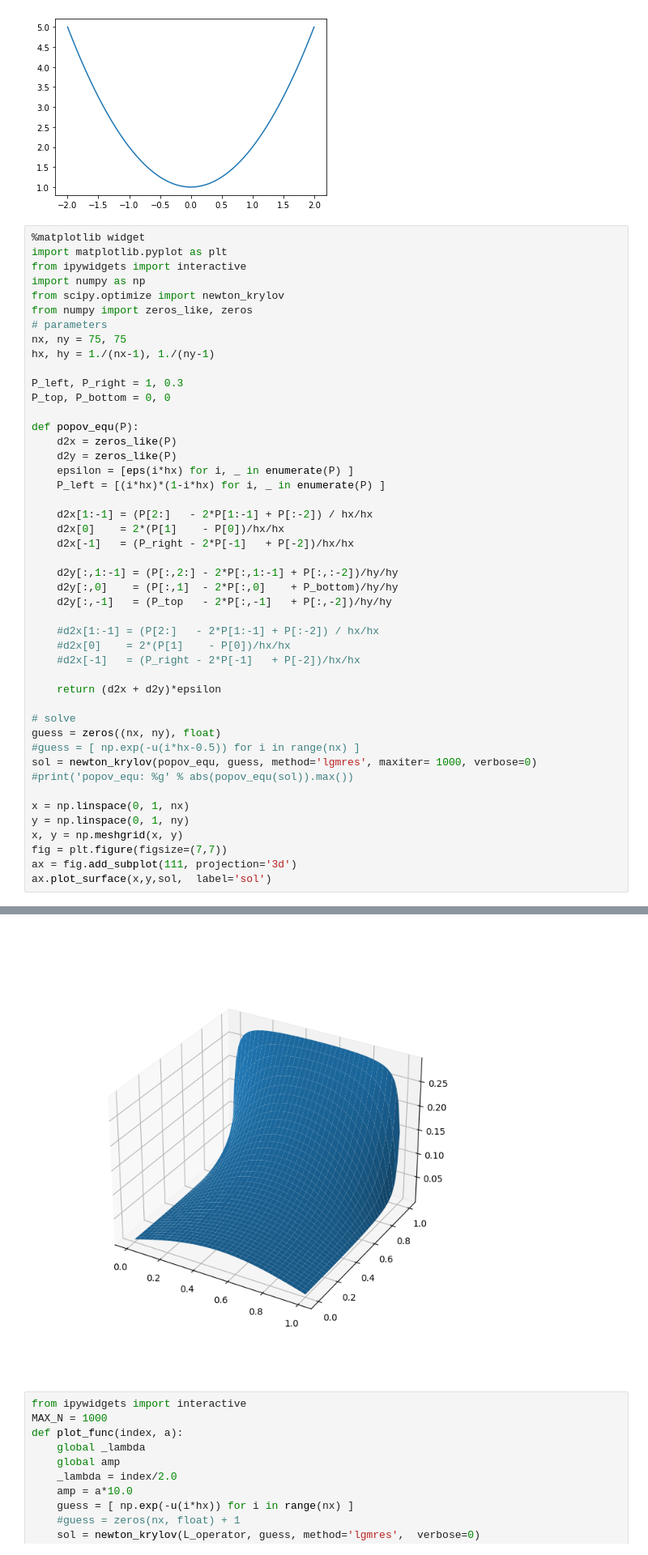
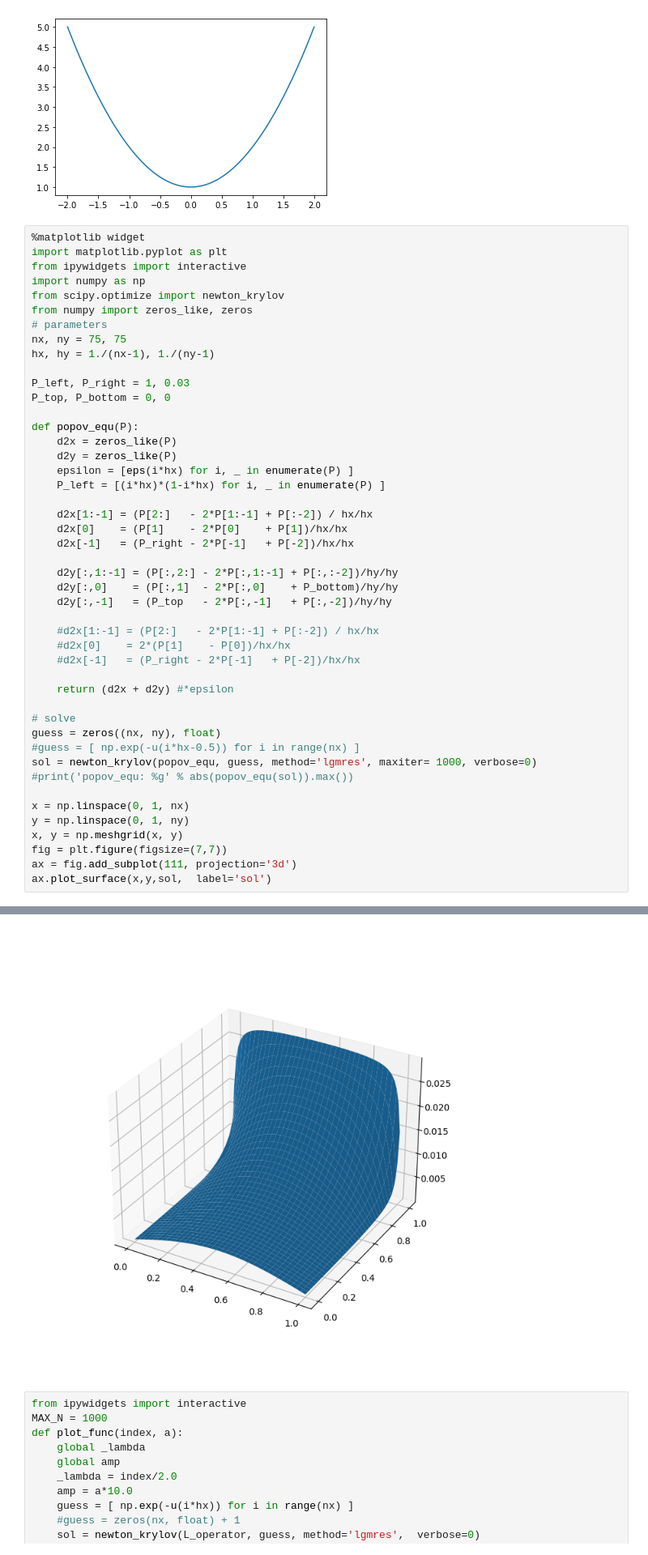
Before and after one commit to PopovLab/popov_equ, a Jupyter notebook: popov_equ.ipynb, the cells around one changed output, grey strips where cells are left out. Shown at 81% size. Cells and saved outputs as stored; diff of their text form.

```diff
--- a/popov_equ.ipynb
+++ b/popov_equ.ipynb
@@ -26,7 +26,7 @@ from numpy import zeros_like, zeros
 nx, ny = 75, 75
 hx, hy = 1./(nx-1), 1./(ny-1)
 
-P_left, P_right = 1, 0.3
+P_left, P_right = 1, 0.03
 P_top, P_bottom = 0, 0
 
 def popov_equ(P):
@@ -34,36 +34,36 @@ def popov_equ(P):
     d2y = zeros_like(P)
     epsilon = [eps(i*hx) for i, _ in enumerate(P) ]
     P_left = [(i*hx)*(1-i*hx) for i, _ in enumerate(P) ]
 
     d2x[1:-1] = (P[2:]   - 2*P[1:-1] + P[:-2]) / hx/hx
-    d2x[0]    = 2*(P[1]    - P[0])/hx/hx
+    d2x[0]    = (P[1]    - 2*P[0]    + P[1])/hx/hx
     d2x[-1]   = (P_right - 2*P[-1]   + P[-2])/hx/hx
 
     d2y[:,1:-1] = (P[:,2:] - 2*P[:,1:-1] + P[:,:-2])/hy/hy
     d2y[:,0]    = (P[:,1]  - 2*P[:,0]    + P_bottom)/hy/hy
     d2y[:,-1]   = (P_top   - 2*P[:,-1]   + P[:,-2])/hy/hy
 
     #d2x[1:-1] = (P[2:]   - 2*P[1:-1] + P[:-2]) / hx/hx
     #d2x[0]    = 2*(P[1]    - P[0])/hx/hx
     #d2x[-1]   = (P_right - 2*P[-1]   + P[-2])/hx/hx
 
-    return (d2x + d2y)*epsilon
+    return (d2x + d2y) #*epsilon
 
 # solve
 guess = zeros((nx, ny), float)
 #guess = [ np.exp(-u(i*hx-0.5)) for i in range(nx) ]
 sol = newton_krylov(popov_equ, guess, method='lgmres', maxiter= 1000, verbose=0)
 #print('popov_equ: %g' % abs(popov_equ(sol)).max())
 
 x = np.linspace(0, 1, nx)
 y = np.linspace(0, 1, ny)
 x, y = np.meshgrid(x, y)
 fig = plt.figure(figsize=(7,7))
 ax = fig.add_subplot(111, projection='3d')
 ax.plot_surface(x,y,sol,  label='sol')
 # %% [output]
 <mpl_toolkits.mplot3d.art3d.Poly3DCollection at 0x...>
-[figure, old version]
+[figure, new version]
 # %%
 from ipywidgets import interactive
 MAX_N = 1000
```
